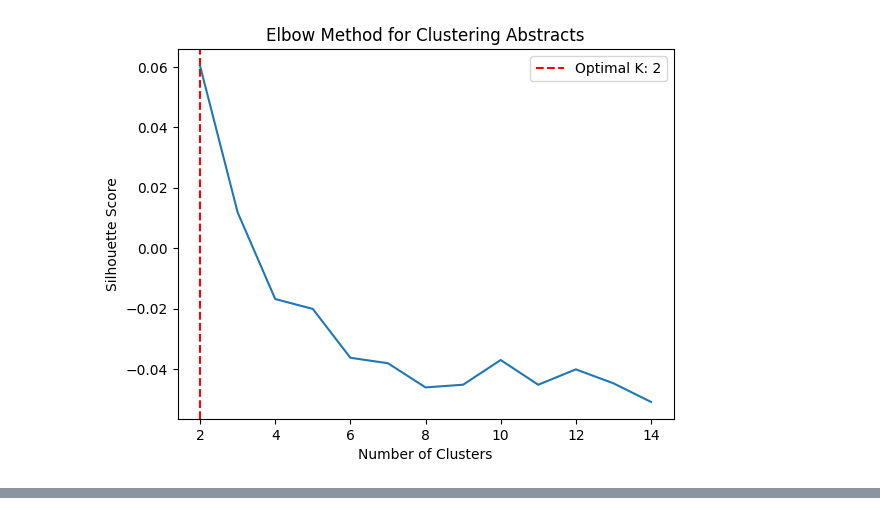
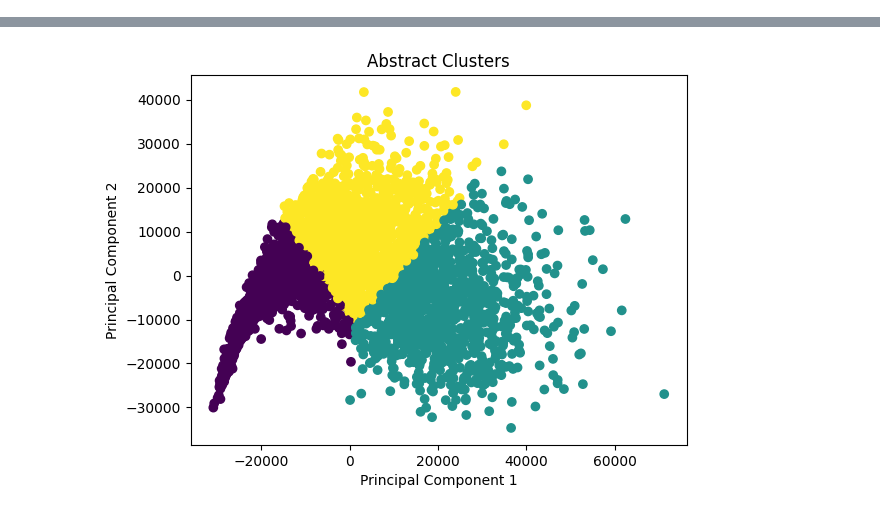
Before and after one commit to TemuujinE/NUM-Machine-Learning, a Jupyter notebook: Lab 2/EDA1.ipynb, the cells around one changed output, grey strips where cells are left out. Drawn from its saved outputs; the diff is of its cells as text; code cells hidden in the pictures.

```diff
--- a/Lab 2/EDA1.ipynb
+++ b/Lab 2/EDA1.ipynb
@@ -144,39 +92,17 @@ plt.show()
-# %%
-cluster_range = range(2, 15)
-
-silhouette_scores = []
-
-# Find the optimal number of clusters using the elbow method
-optimal_k = None
-max_silhouette_score = -float('inf')  # Initialize with negative infinity
-
-for num_clusters in cluster_range:
-  # Create a KMeans object with the current number of clusters
-  kmeans = KMeans(n_clusters=num_clusters)
-
-  # Fit the model to the encoded abstracts
-  kmeans.fit(encoded_preprocessed_abstracts['input_ids'])
-
-  # Calculate the silhouette score for this number of clusters
-  silhouette_score_val = silhouette_score(encoded_preprocessed_abstracts['input_ids'], kmeans.labels_)
-
-  # Append the score to the list and update optimal values
-  silhouette_scores.append(silhouette_score_val)
-  if silhouette_score_val > max_silhouette_score:
-    max_silhouette_score = silhouette_score_val
-    optimal_k = num_clusters
-
-# Plot the elbow curve
-plt.plot(cluster_range, silhouette_scores)
-plt.xlabel("Number of Clusters")
-plt.ylabel("Silhouette Score")
-plt.title("Elbow Method for Clustering Abstracts")
-
-# Draw a dotted line at the optimal number of clusters (if found)
-if optimal_k is not None:
-  plt.axvline(x=optimal_k, color='r', linestyle='dashed', label=f'Optimal K: {optimal_k}')
-  plt.legend()
-
-plt.show()
-# %% [output]
-[figure, removed]
+# %%
+pca = PCA(n_components = 2)  # Reduce to 2 dimensions for visualization
+pca_data = pca.fit_transform(encoded_abstracts['input_ids'])  # Use 'input_ids'
+
+# Clustering (using KMeans here)
+num_clusters = 3
+kmeans = KMeans(n_clusters = num_clusters)
+kmeans.fit(pca_data)
+cluster_labels = kmeans.labels_
+
+# Plot the clusters
+plt.scatter(pca_data[:, 0], pca_data[:, 1], c=cluster_labels)
+plt.xlabel("Principal Component 1")
+plt.ylabel("Principal Component 2")
+plt.title("Abstract Clusters")
+plt.show()
+# %% [output]
@@ -182,0 +111 @@ plt.show()
+[figure, added]
```
Also changed, not shown: parts of 5 cells of this notebook.
